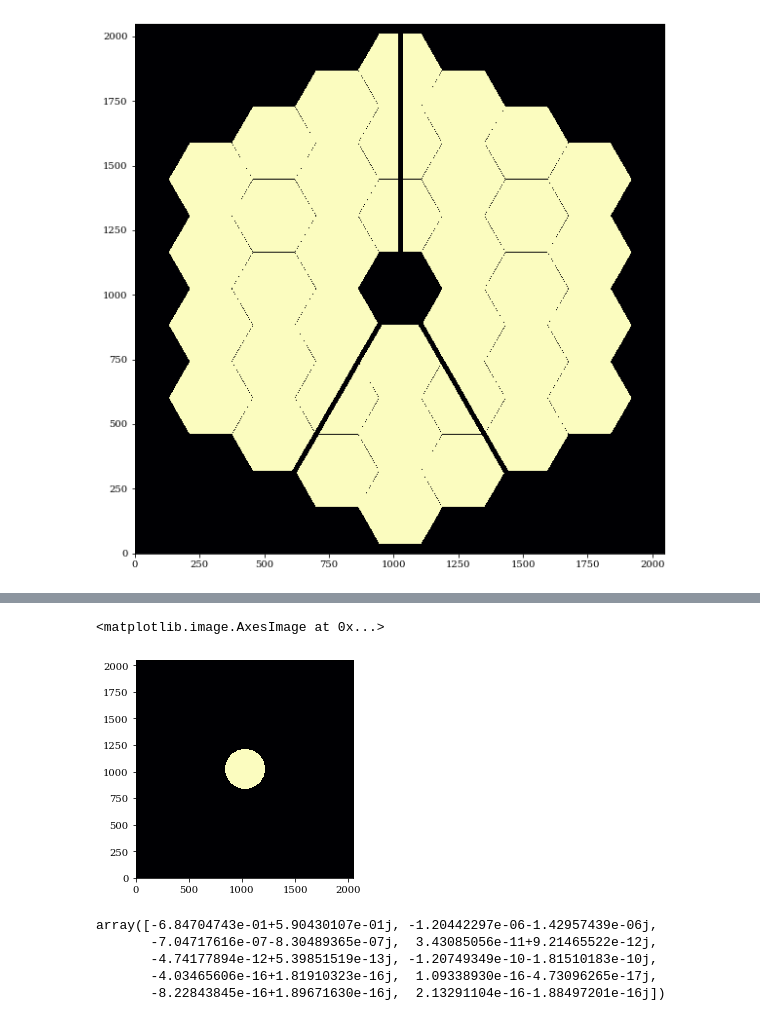
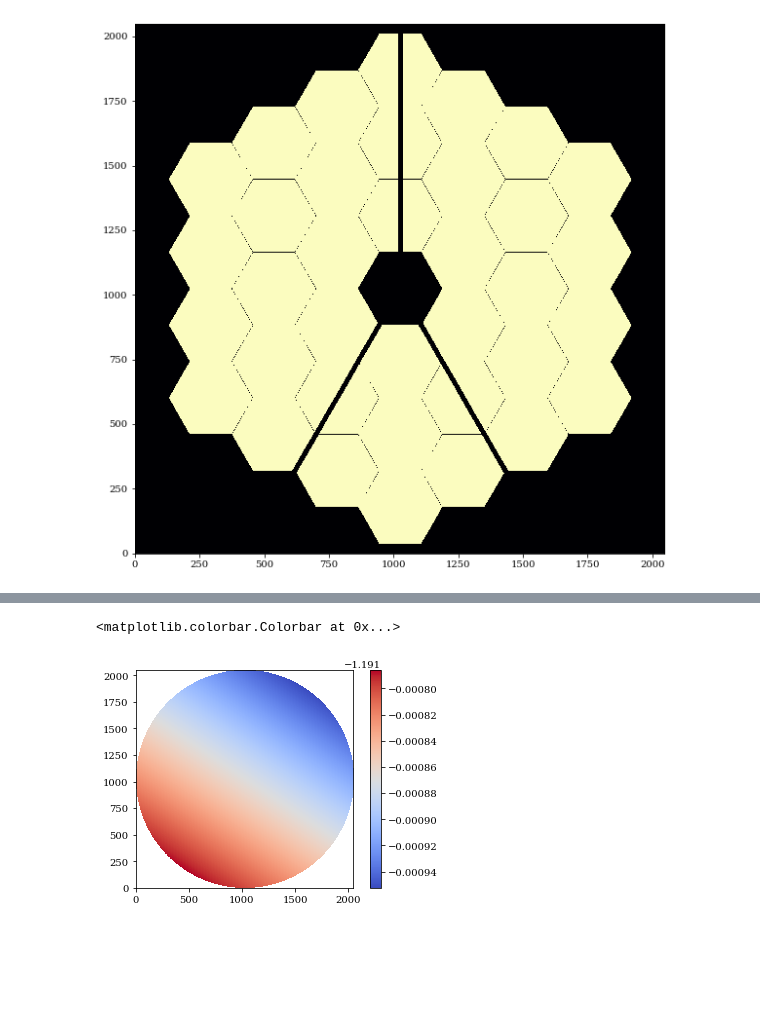
Before and after one commit to Jashcraf/keck-polarization, a Jupyter notebook: psf_sim.ipynb, the cells around one changed output, grey strips where cells are left out. Drawn from its saved outputs; the diff is of its cells as text; code cells hidden in the pictures; blank space fills up the shorter version.

```diff
--- a/psf_sim.ipynb
+++ b/psf_sim.ipynb
@@ -124,20 +231,14 @@ modes_reg = np.complex128(list(polynomials.zernike_nm_sequence(nms,rs,ts)))
 # %%
-A = geometry.circle(1,rs)
+A = geometry.circle(10.95/2,rs)
 
 # Now fit to the data
 jxx = polynomials.sum_of_2d_modes(modes_reg,cxx)
 jxy = polynomials.sum_of_2d_modes(modes_reg,cxy)
 jyx = polynomials.sum_of_2d_modes(modes_reg,cyx)
 jyy = polynomials.sum_of_2d_modes(modes_reg,cyy)
-plt.imshow(np.angle(jyy)*A)
+plt.figure()
+plt.imshow(np.angle(jyy)*A/A,cmap='coolwarm')
+plt.colorbar()
 # %% [output]
-<matplotlib.image.AxesImage at 0x...>
+<matplotlib.colorbar.Colorbar at 0x...>
-[figure, old version]
+[figure, new version]
-# %%
-cxx
-# %% [output]
-array([-6.84704743e-01+5.90430107e-01j, -1.20442297e-06-1.42957439e-06j,
-       -7.04717616e-07-8.30489365e-07j,  3.43085056e-11+9.21465522e-12j,
-       -4.74177894e-12+5.39851519e-13j, -1.20749349e-10-1.81510183e-10j,
-       -4.03465606e-16+1.81910323e-16j,  1.09338930e-16-4.73096265e-17j,
-       -8.22843845e-16+1.89671630e-16j,  2.13291104e-16-1.88497201e-16j])
```
Also changed, not shown: parts of 7 cells of this notebook, 15 other files.
